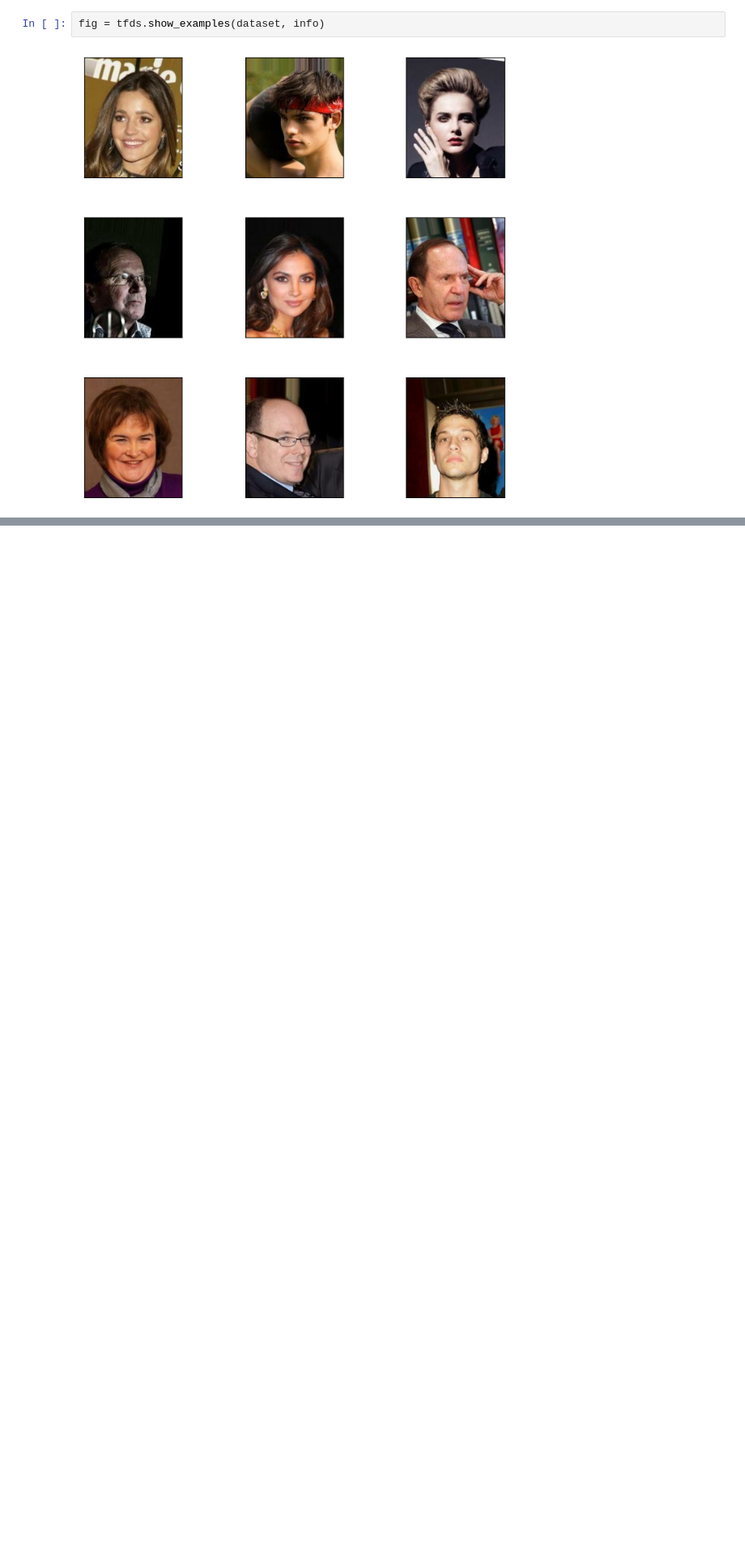
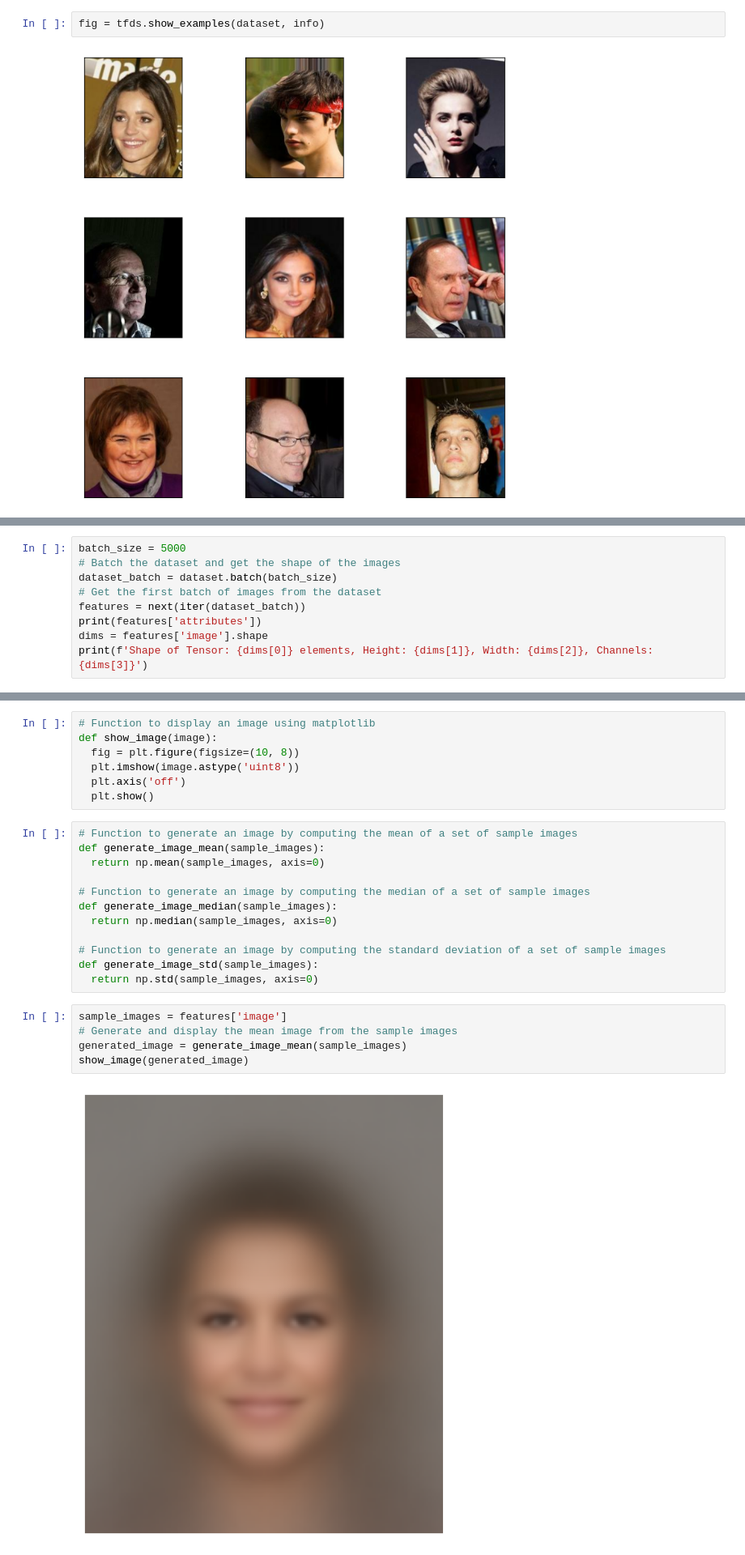
Before and after one commit to andres112/Advanced-Python, a Jupyter notebook: GeneracionImagenes.ipynb, the cells around one changed output, grey strips where cells are left out. Shown at 81% size. Saved outputs shown, nothing was run; the diff lists cells and outputs as text; blank space fills up the shorter version.

Commit message:
Implement code changes to enhance functionality and improve performance

```diff
--- a/GeneracionImagenes.ipynb
+++ b/GeneracionImagenes.ipynb
@@ -51,0 +72,9 @@ fig = tfds.show_examples(dataset, info)
+# %%
+batch_size = 5000
+# Batch the dataset and get the shape of the images
+dataset_batch = dataset.batch(batch_size)
+# Get the first batch of images from the dataset
+features = next(iter(dataset_batch))
+print(features['attributes'])
+dims = features['image'].shape
+print(f'Shape of Tensor: {dims[0]} elements, Height: {dims[1]}, Width: {dims[2]}, Channels: {dims[3]}')
@@ -51,0 +84,26 @@ fig = tfds.show_examples(dataset, info)
+# %%
+# Function to display an image using matplotlib
+def show_image(image):
+  fig = plt.figure(figsize=(10, 8))
+  plt.imshow(image.astype('uint8'))
+  plt.axis('off')
+  plt.show()
+# %%
+# Function to generate an image by computing the mean of a set of sample images
+def generate_image_mean(sample_images):
+  return np.mean(sample_images, axis=0)
+
+# Function to generate an image by computing the median of a set of sample images
+def generate_image_median(sample_images):
+  return np.median(sample_images, axis=0)
+
+# Function to generate an image by computing the standard deviation of a set of sample images
+def generate_image_std(sample_images):
+  return np.std(sample_images, axis=0)
+# %%
+sample_images = features['image']
+# Generate and display the mean image from the sample images
+generated_image = generate_image_mean(sample_images)
+show_image(generated_image)
+# %% [output]
+[figure, added]
```
Also changed, not shown: parts of 7 cells of this notebook.
